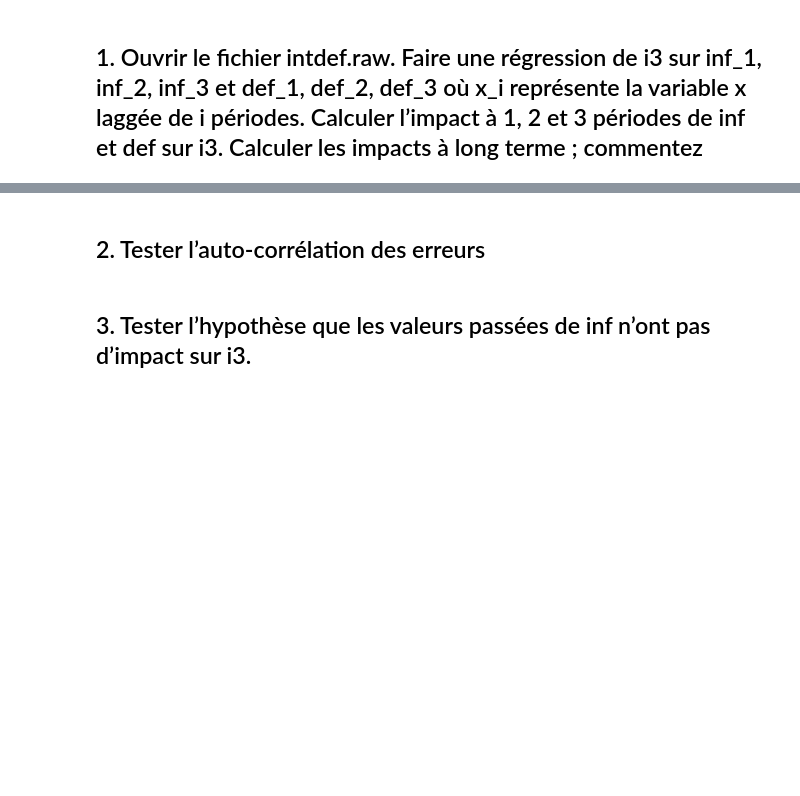
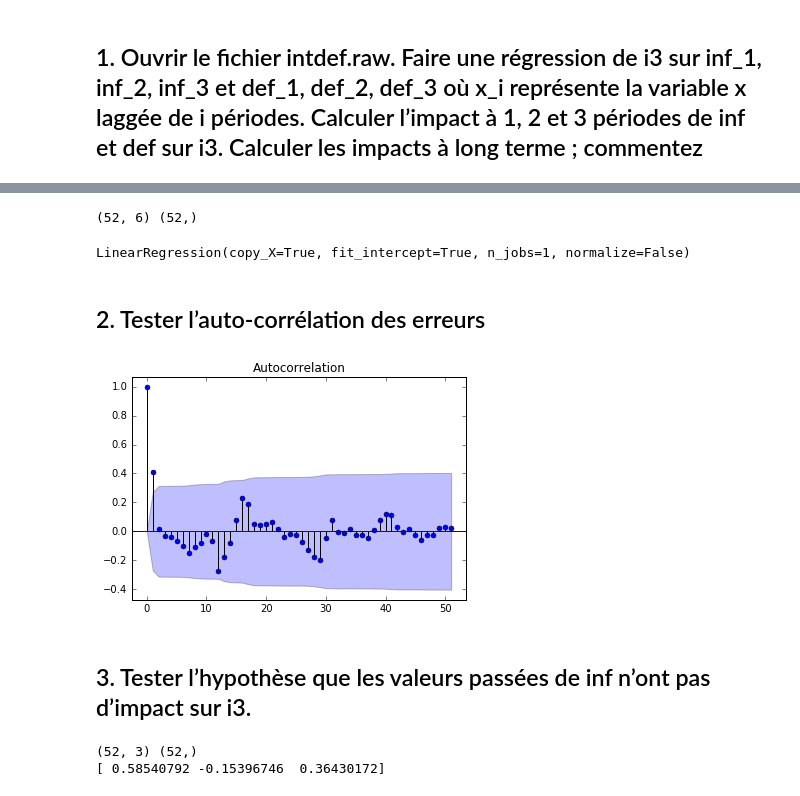
Before and after one commit to Thomas-Koch/projet-ses722, a Jupyter notebook: projet_gallot-roville-younes.ipynb, the cells around one changed output, grey strips where cells are left out. Cells and saved outputs as stored; diff of their text form; code cells hidden in the pictures; blank space fills up the shorter version.

```diff
--- a/projet_gallot-roville-younes.ipynb
+++ b/projet_gallot-roville-younes.ipynb
@@ -347,3 +420,30 @@ df_vol.head()
 # Partie 3: Séries temporelles 2
 # %% [markdown]
 ## 1. Ouvrir le fichier intdef.raw. Faire une régression de i3 sur inf_1, inf_2, inf_3 et def_1, def_2, def_3 où x_i représente la variable x laggée de i périodes. Calculer l’impact à 1, 2 et 3 périodes de inf et def sur i3. Calculer les impacts à long terme ; commentez
+# %%
+names = [
+    "year",                     # 1948-2003
+    "i3",                       # 3 mo. T bill rate
+    "inf",                      # CPI inflation rate
+    "rec",                      # federal receipts, % GDP
+    "out",                      # federal outlays, % GDP
+    "def",                      # out - rec (deficit as % GDP)
+    "i3_1",                     # i3[t-1]
+    "inf_1",                    # inf[t-1]
+    "def_1",                    # def[t-1]
+    "ci3",                      # i3 - i3_1
+    "cinf",                     # inf - inf_1
+    "cdef",                     # def - def_1
+    "y77",                      # =1 year >= 1977; change in FY
+    "inf_2",
+    "inf_3",
+    "def_2",
+    "def_3"
+    ]
+
+df_vol = pd.read_csv('textfiles/intdef.raw', sep='\s+', header=None, names=names)
+df_vol["inf_2"].values[2:] = df_vol["inf"][:-2]
+df_vol["inf_3"].values[3:] = df_vol["inf"][:-3]
+df_vol["def_2"].values[2:] = df_vol["def"][:-2]
+df_vol["def_3"].values[3:] = df_vol["def"][:-3]
+df_vol.head()
@@ -350,4 +457,33 @@ df_vol.head()
+# %%
+x_cols = ["inf_1", "inf_2", "inf_3", "def_1", "def_2", "def_3"]
+x = df_vol[x_cols].values[4:]
+y = df_vol["i3"].values[4:]
+print(x.shape, y.shape)
+
+lr = LinearRegression()
+lr.fit(x, y)
+# %% [output]
+(52, 6) (52,)
+LinearRegression(copy_X=True, fit_intercept=True, n_jobs=1, normalize=False)
 # %% [markdown]
 ## 2. Tester l’auto-corrélation des erreurs
+# %%
+residus = y - lr.predict(x)
+fig=sm.graphics.tsa.plot_acf(residus)
+plt.show()
+# %% [output]
+[figure, added]
 # %% [markdown]
 ## 3. Tester l’hypothèse que les valeurs passées de inf n’ont pas d’impact sur i3.
+# %%
+x_cols = ["inf_1", "inf_2", "inf_3"]
+x = df_vol[x_cols].values[4:]
+y = df_vol["i3"].values[4:]
+print(x.shape, y.shape)
+
+lr = LinearRegression()
+lr.fit(x, y)
+print(lr.coef_)
+# %% [output]
+(52, 3) (52,)
+[ 0.58540792 -0.15396746  0.36430172]
```
Also changed, not shown: parts of 8 cells of this notebook.
